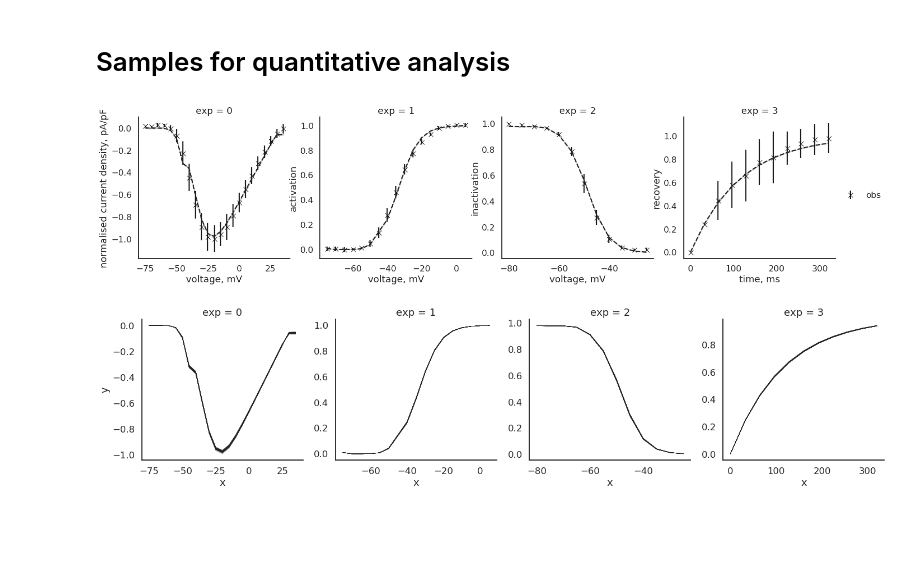
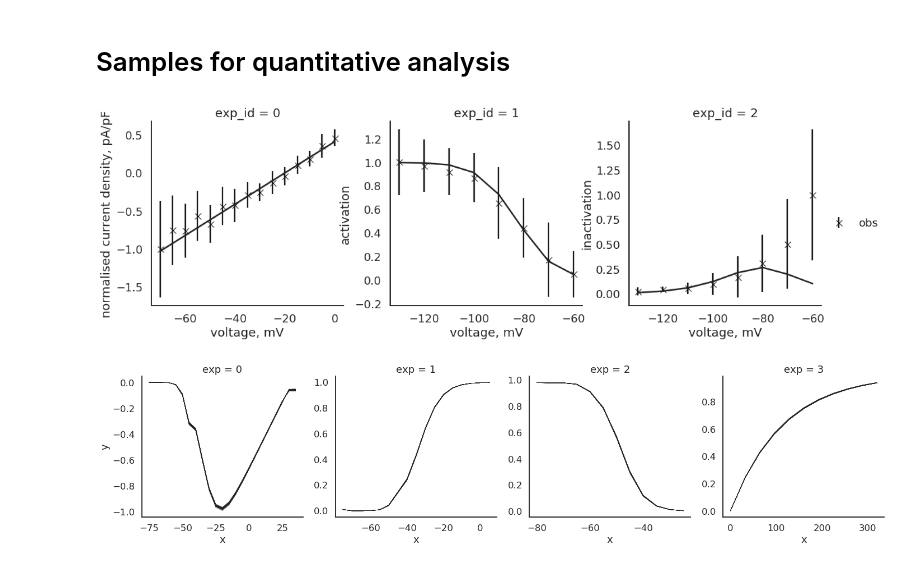
Before and after one commit to charleshouston/ion-channel-ABC, a Jupyter notebook: docs/examples/hl1/hl1-iha.ipynb, the cells around one changed output. Cells and saved outputs as stored; diff of their text form; code cells hidden in the pictures; blank space fills up the shorter version.

```diff
--- a/docs/examples/hl1/hl1-iha.ipynb
+++ b/docs/examples/hl1/hl1-iha.ipynb
@@ -14,3 +14,12 @@ observations, model, summary_statistics = setup(modelfile,
                                                 sartiani_act)
 # %%
 assert(len(observations)==len(summary_statistics(model({}))))
+# %%
+import pandas as pd
+results = summary_statistics(model({}))
+output = pd.DataFrame({'x': observations.x, 'y': list(results.values()),
+                       'exp_id': observations.exp_id})
+from ionchannelABC import plot_sim_results
+import seaborn as sns
+sns.set_context('talk')
+g = plot_sim_results(output, obs=observations)
@@ -91,0 +139,4 @@ history.all_runs()
+# %%
+print(db_path)
+history = History(db_path)
+history.all_runs()
@@ -92,5 +146,5 @@ history.all_runs()
 # %%
-history.id = 3
+history.id = 1
 # %%
 df, w = history.get_distribution(m=0)
 # %%
@@ -129,9 +176,9 @@ plotting_obs['errs'] = np.sqrt(plotting_obs['errs'])
 import pandas as pd
 samples = pd.DataFrame({})
 for i, th in enumerate(th_samples):
-    results = summary_statistics(log_model(th))
-    output = pd.DataFrame({'x': plotting_obs.x, 'y': list(results.values()),
-                           'exp': plotting_obs.exp})
+    results = summary_statistics(model(th))
+    output = pd.DataFrame({'x': observations.x, 'y': list(results.values()),
+                           'exp_id': observations.exp_id})
     #output = model.sample(pars=th, n_x=50)
     output['sample'] = i
     output['distribution'] = 'post'
@@ -139,15 +186,15 @@ for i, th in enumerate(th_samples):
 # %%
 from ionchannelABC import plot_sim_results
 import seaborn as sns
 sns.set_context('talk')
-g = plot_sim_results(samples, obs=plotting_obs)
+g = plot_sim_results(samples, obs=observations)
 
 # Set axis labels
-xlabels = ["voltage, mV", "voltage, mV", "voltage, mV", "time, ms"]#, "time, ms","voltage, mV"]
-ylabels = ["normalised current density, pA/pF", "activation", "inactivation", "recovery"]#, "normalised current","current density, pA/pF"]
-for ax, xl in zip(g.axes.flatten(), xlabels):
-    ax.set_xlabel(xl)
-for ax, yl in zip(g.axes.flatten(), ylabels):
-    ax.set_ylabel(yl)
+#xlabels = ["voltage, mV", "voltage, mV", "voltage, mV", "time, ms"]#, "time, ms","voltage, mV"]
+#ylabels = ["normalised current density, pA/pF", "activation", "inactivation", "recovery"]#, "normalised current","current density, pA/pF"]
+#for ax, xl in zip(g.axes.flatten(), xlabels):
+#    ax.set_xlabel(xl)
+#for ax, yl in zip(g.axes.flatten(), ylabels):
+#    ax.set_ylabel(yl)
 # %% [output]
-[figure, old version]
+[figure, new version]
```
Also changed, not shown: parts of 15 cells of this notebook, 4 other files.
